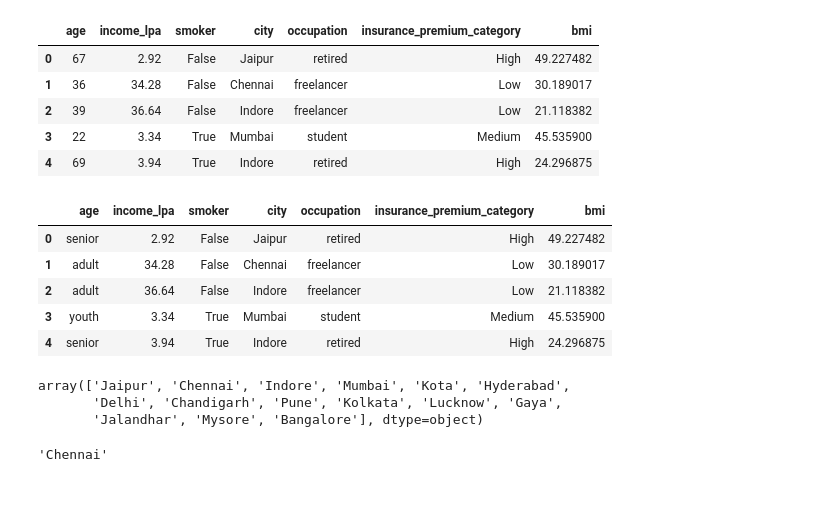
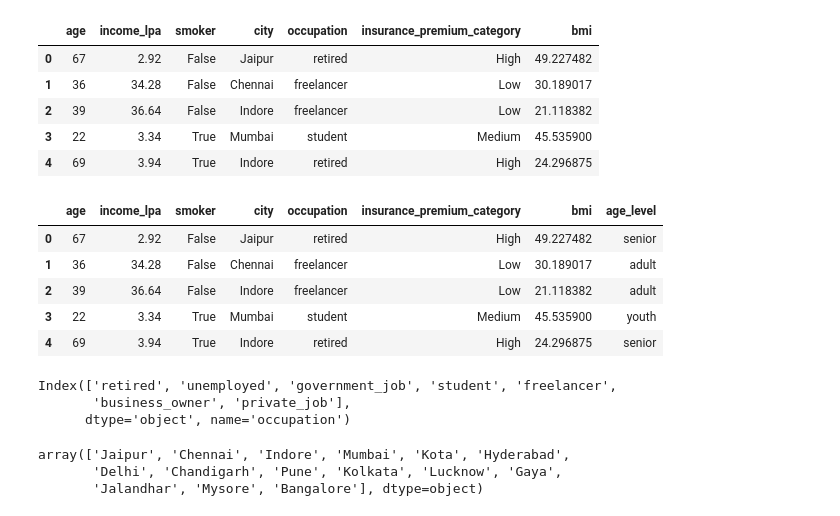
Before and after one commit to ShafaetUllah032/FAST_API_001, a Jupyter notebook: prediction_analysis.ipynb, the cells around one changed output. Drawn from its saved outputs; the diff is of its cells as text; code cells hidden in the pictures.

```diff
--- a/prediction_analysis.ipynb
+++ b/prediction_analysis.ipynb
@@ -37,16 +37,22 @@ data.head(5)
 # %%
 bins=[0,10,23, 60, 120]
 lebels=['child', 'youth', 'adult', 'senior']
 
-data['age']=pd.cut(data['age'],bins=bins, labels=lebels, right=False)
+data['age_level']=pd.cut(data['age'],bins=bins, labels=lebels, right=False)
 data.head(5)
 # %% [output]
-|  | age | income_lpa | smoker | city | occupation | insurance_premium_category | bmi |
-| 0 | senior | 2.92 | False | Jaipur | retired | High | 49.227482 |
-| 1 | adult | 34.28 | False | Chennai | freelancer | Low | 30.189017 |
-| 2 | adult | 36.64 | False | Indore | freelancer | Low | 21.118382 |
-| 3 | youth | 3.34 | True | Mumbai | student | Medium | 45.535900 |
-| 4 | senior | 3.94 | True | Indore | retired | High | 24.296875 |
+|  | age | income_lpa | smoker | city | occupation | insurance_premium_category | bmi | age_level |
+| 0 | 67 | 2.92 | False | Jaipur | retired | High | 49.227482 | senior |
+| 1 | 36 | 34.28 | False | Chennai | freelancer | Low | 30.189017 | adult |
+| 2 | 39 | 36.64 | False | Indore | freelancer | Low | 21.118382 | adult |
+| 3 | 22 | 3.34 | True | Mumbai | student | Medium | 45.535900 | youth |
+| 4 | 69 | 3.94 | True | Indore | retired | High | 24.296875 | senior |
+# %%
+data['occupation'].value_counts().keys()
+# %% [output]
+Index(['retired', 'unemployed', 'government_job', 'student', 'freelancer',
+       'business_owner', 'private_job'],
+      dtype='object', name='occupation')
 # %%
 data['city'].unique()
 # %% [output]
@@ -57,7 +63,3 @@ array(['Jaipur', 'Chennai', 'Indore', 'Mumbai', 'Kota', 'Hyderabad',
 tier_1_cities = ['Bangalore', 'Chennai', 'Delhi', 'Hyderabad', 'Kolkata', 'Mumbai', 'Pune']
 
 tier_2_cities = ['Chandigarh', 'Gaya', 'Indore', 'Jaipur', 'Jalandhar', 'Kota', 'Lucknow', 'Mysore']
-# %%
-data['city'].loc[10]
-# %% [output]
-'Chennai'
```
Also changed, not shown: parts of 27 cells of this notebook, 2 other files.
